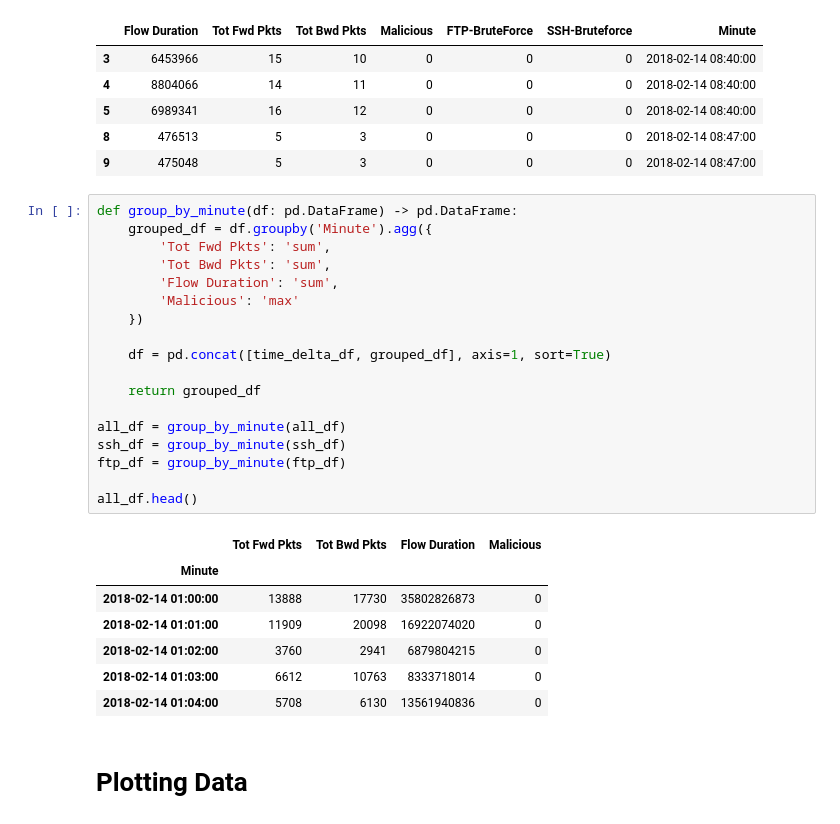
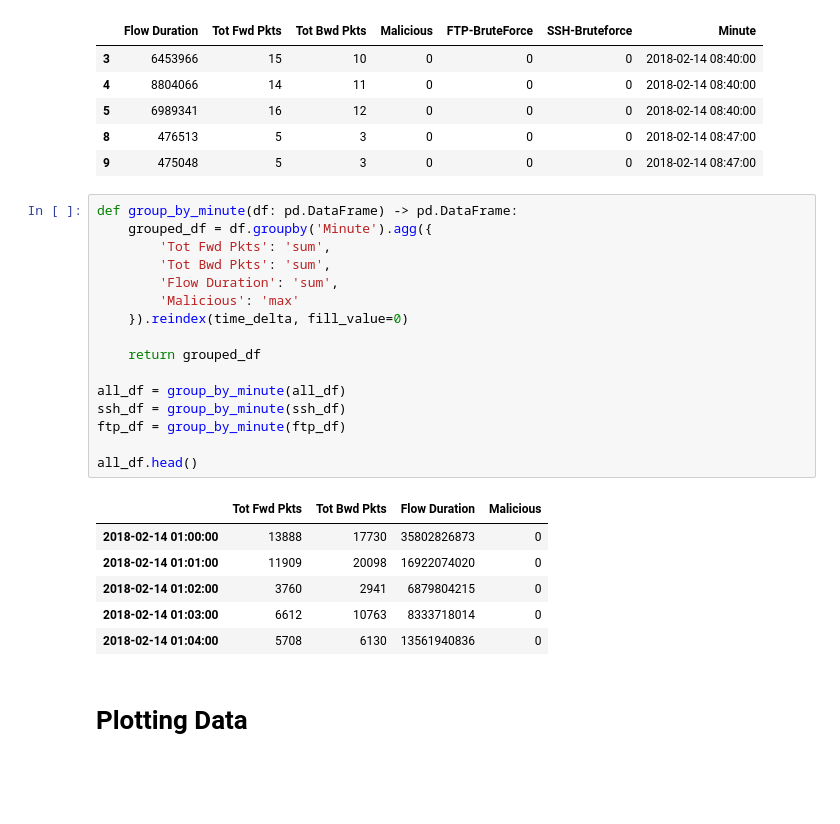
Before and after one commit to gabrielonishi/data-science-for-cyberattack-detection, a Jupyter notebook: notebooks/2-exploratory-analysis.ipynb, the cells around one changed output. Drawn from its saved outputs; the diff is of its cells as text; blank space fills up the shorter version.

```diff
--- a/notebooks/2-exploratory-analysis.ipynb
+++ b/notebooks/2-exploratory-analysis.ipynb
@@ -106,24 +105,21 @@ all_df.head()
 # %%
 def group_by_minute(df: pd.DataFrame) -> pd.DataFrame:
     grouped_df = df.groupby('Minute').agg({
         'Tot Fwd Pkts': 'sum',
         'Tot Bwd Pkts': 'sum',
         'Flow Duration': 'sum',
         'Malicious': 'max'
-    })
-
-    df = pd.concat([time_delta_df, grouped_df], axis=1, sort=True)
+    }).reindex(time_delta, fill_value=0)
 
     return grouped_df
 
 all_df = group_by_minute(all_df)
 ssh_df = group_by_minute(ssh_df)
 ftp_df = group_by_minute(ftp_df)
 
 all_df.head()
 # %% [output]
 |  | Tot Fwd Pkts | Tot Bwd Pkts | Flow Duration | Malicious |
-| Minute |  |  |  |  |
 | 2018-02-14 01:00:00 | 13888 | 17730 | 35802826873 | 0 |
 | 2018-02-14 01:01:00 | 11909 | 20098 | 16922074020 | 0 |
 | 2018-02-14 01:02:00 | 3760 | 2941 | 6879804215 | 0 |
```
Also changed, not shown: parts of 7 cells of this notebook.
